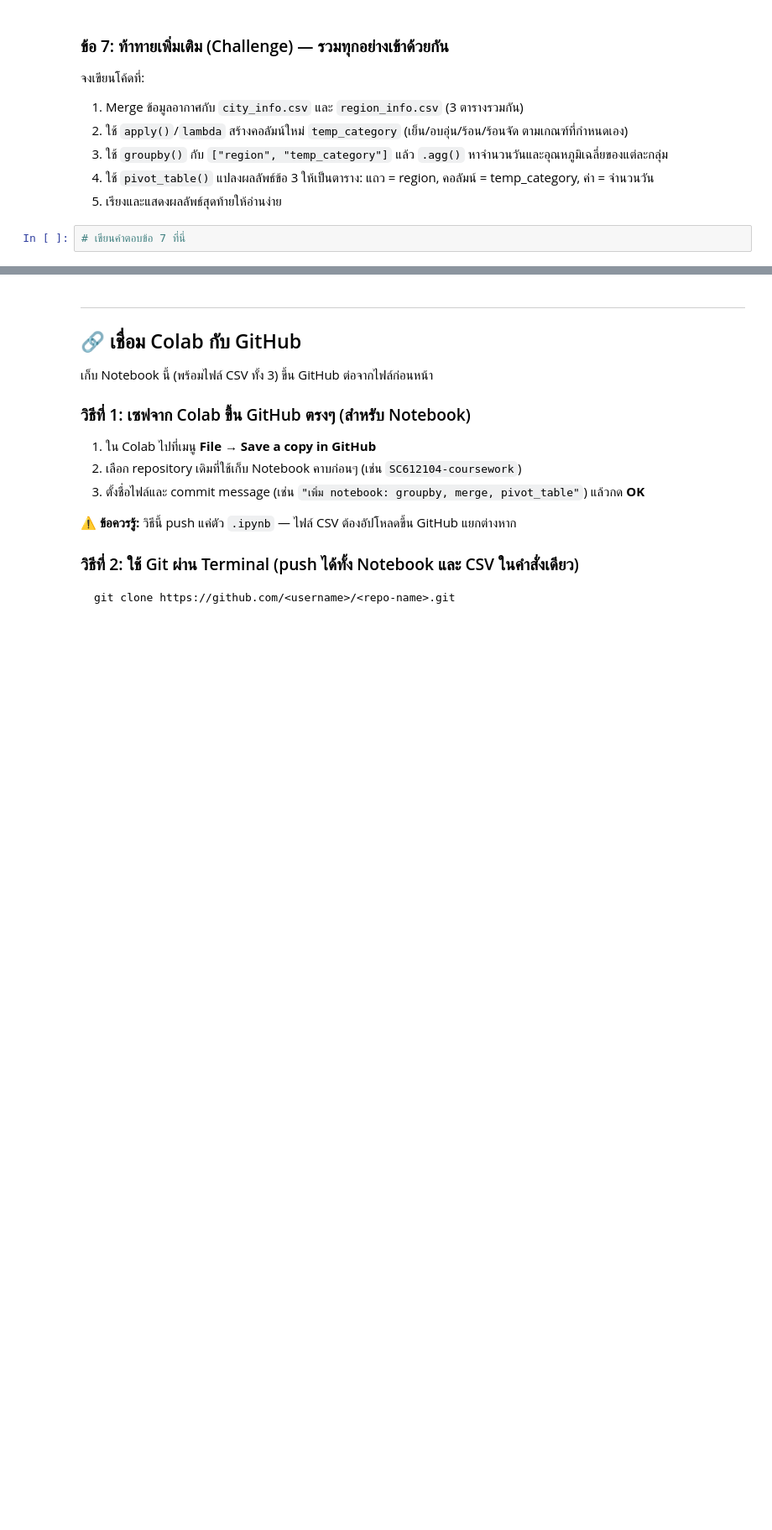
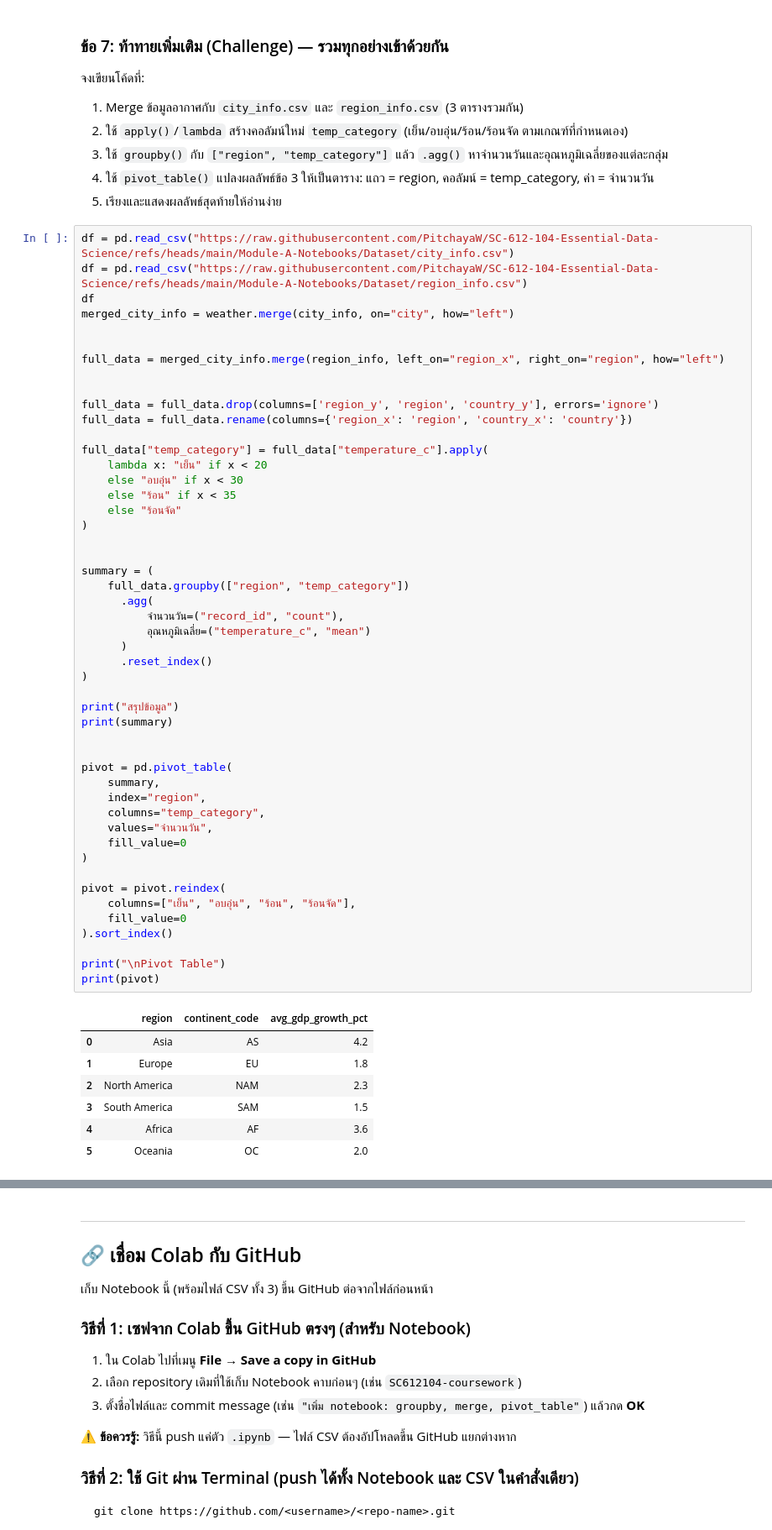
Before and after one commit to kanteera0628152349-oss/Sak, a Jupyter notebook: สำเนาของ_SC612104_Session9_Pandas_Advanced.ipynb, the cells around one changed output, grey strips where cells are left out. Shown at 84% size. Saved outputs shown, nothing was run; the diff lists cells and outputs as text; blank space fills up the shorter version.

```diff
--- a/สำเนาของ_SC612104_Session9_Pandas_Advanced.ipynb
+++ b/สำเนาของ_SC612104_Session9_Pandas_Advanced.ipynb
@@ -1252,5 +1252,60 @@ print(df[["city", "temperature_c", "wind_speed_kmh",  "windcategory"]])
 3. ใช้ `groupby()` กับ `["region", "temp_category"]` แล้ว `.agg()` หาจำนวนวันและอุณหภูมิเฉลี่ยของแต่ละกลุ่ม
 4. ใช้ `pivot_table()` แปลงผลลัพธ์ข้อ 3 ให้เป็นตาราง: แถว = region, คอลัมน์ = temp_category, ค่า = จำนวนวัน
 5. เรียงและแสดงผลลัพธ์สุดท้ายให้อ่านง่าย
-# %%
-# เขียนคำตอบข้อ 7 ที่นี่
+# %%
+df = pd.read_csv("https://raw.githubusercontent.com/PitchayaW/SC-612-104-Essential-Data-Science/refs/heads/main/Module-A-Notebooks/Dataset/city_info.csv")
+df = pd.read_csv("https://raw.githubusercontent.com/PitchayaW/SC-612-104-Essential-Data-Science/refs/heads/main/Module-A-Notebooks/Dataset/region_info.csv")
+df
+merged_city_info = weather.merge(city_info, on="city", how="left")
+
+
+full_data = merged_city_info.merge(region_info, left_on="region_x", right_on="region", how="left")
+
+
+full_data = full_data.drop(columns=['region_y', 'region', 'country_y'], errors='ignore')
+full_data = full_data.rename(columns={'region_x': 'region', 'country_x': 'country'})
+
+full_data["temp_category"] = full_data["temperature_c"].apply(
+    lambda x: "เย็น" if x < 20
+    else "อบอุ่น" if x < 30
+    else "ร้อน" if x < 35
+    else "ร้อนจัด"
+)
+
+
+summary = (
+    full_data.groupby(["region", "temp_category"])
+      .agg(
+          จํานวนวัน=("record_id", "count"),
+          อุณหภูมิเฉลี่ย=("temperature_c", "mean")
+      )
+      .reset_index()
+)
+
+print("สรุปข้อมูล")
+print(summary)
+
+
+pivot = pd.pivot_table(
+    summary,
+    index="region",
+    columns="temp_category",
+    values="จํานวนวัน",
+    fill_value=0
+)
+
+pivot = pivot.reindex(
+    columns=["เย็น", "อบอุ่น", "ร้อน", "ร้อนจัด"],
+    fill_value=0
+).sort_index()
+
+print("\nPivot Table")
+print(pivot)
+# %% [output]
+|  | region | continent_code | avg_gdp_growth_pct |
+| 0 | Asia | AS | 4.2 |
+| 1 | Europe | EU | 1.8 |
+| 2 | North America | NAM | 2.3 |
+| 3 | South America | SAM | 1.5 |
+| 4 | Africa | AF | 3.6 |
+| 5 | Oceania | OC | 2.0 |
```
Also changed, not shown: parts of 1 cell of this notebook.
